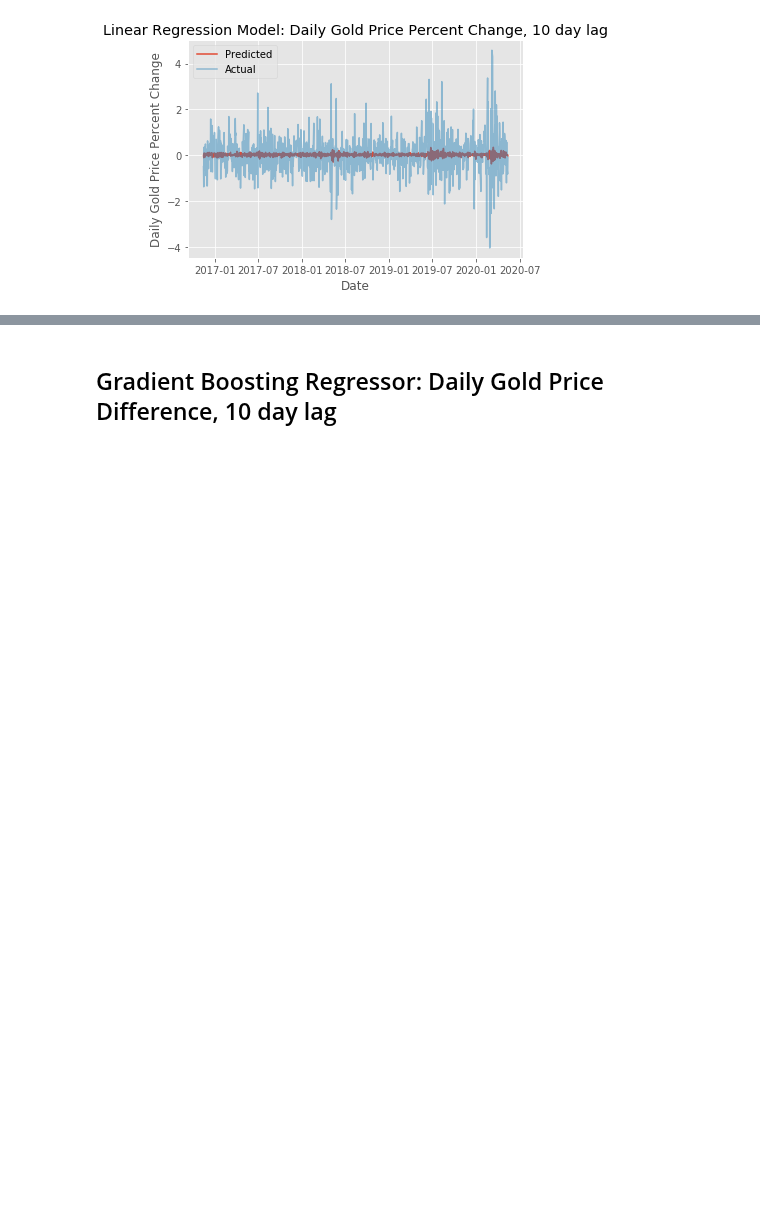
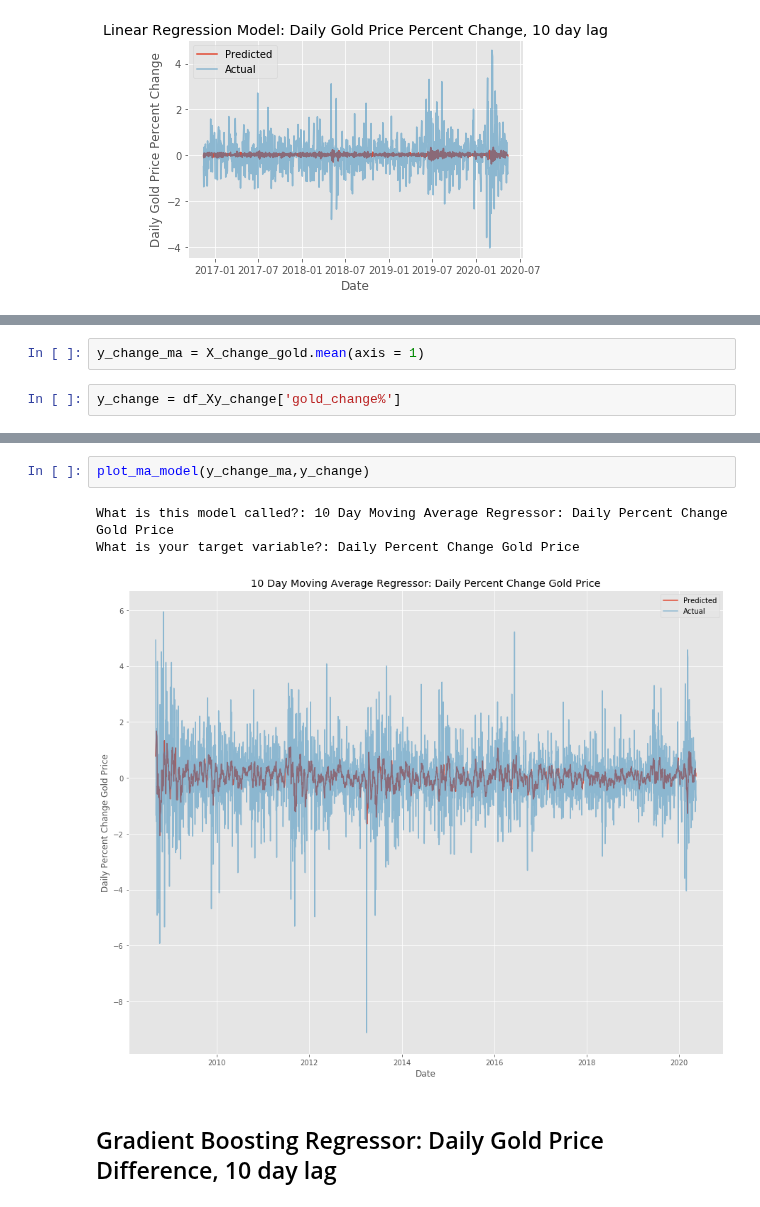
Before and after one commit to jangelchik/interest_equities_gold, a Jupyter notebook: visuals_and_modeling.ipynb, the cells around one changed output, grey strips where cells are left out. Drawn from its saved outputs; the diff is of its cells as text; blank space fills up the shorter version.

```diff
--- a/visuals_and_modeling.ipynb
+++ b/visuals_and_modeling.ipynb
@@ -408,0 +586,4 @@ A simple linear model is doing more harm than good when using a ten day lag to p
+# %%
+y_change_ma = X_change_gold.mean(axis = 1)
+# %%
+y_change = df_Xy_change['gold_change%']
@@ -409,3 +614,9 @@ A simple linear model is doing more harm than good when using a ten day lag to p
+# %%
+plot_ma_model(y_change_ma,y_change)
+# %% [output]
+What is this model called?: 10 Day Moving Average Regressor: Daily Percent Change Gold Price
+What is your target variable?: Daily Percent Change Gold Price
+[figure, added]
 # %% [markdown]
 ## Gradient Boosting Regressor: Daily Gold Price Difference, 10 day lag
 # %%
```
Also changed, not shown: parts of 26 cells of this notebook.
